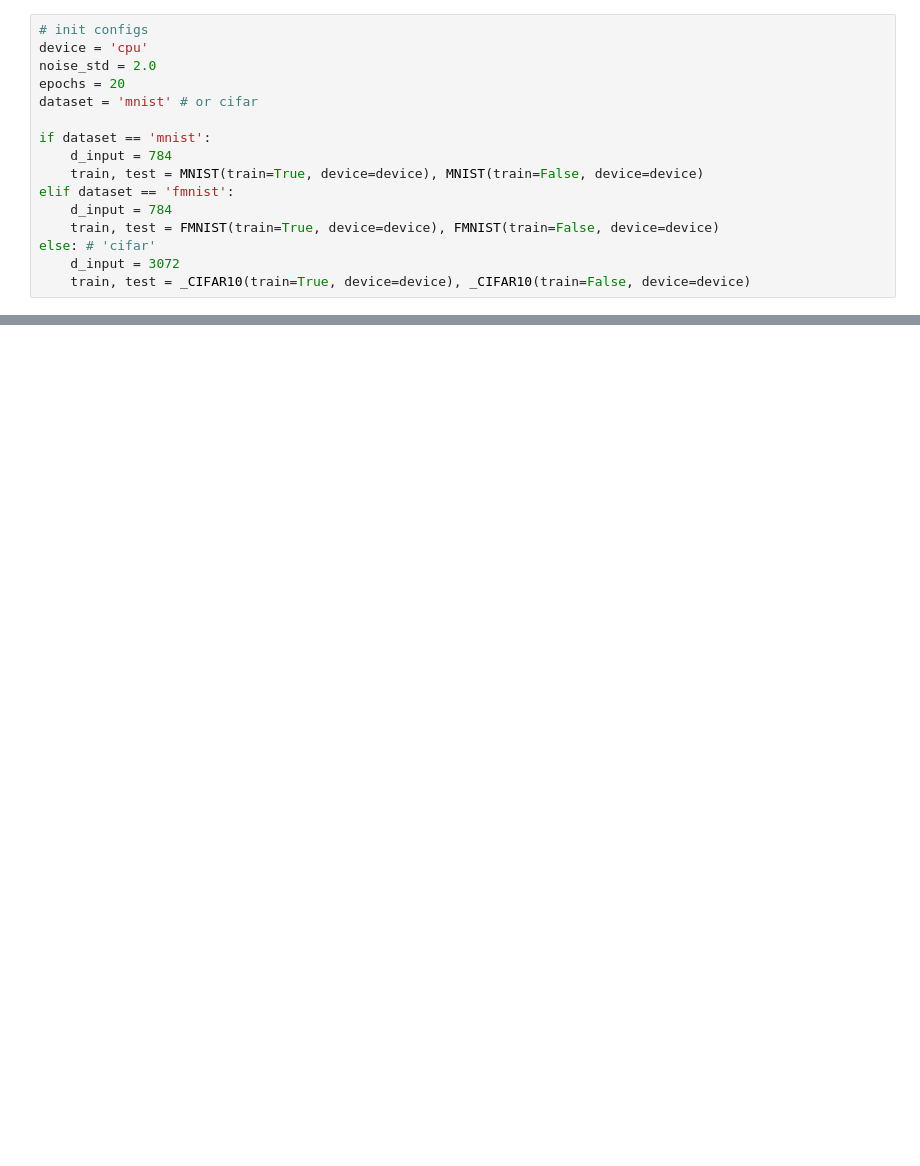
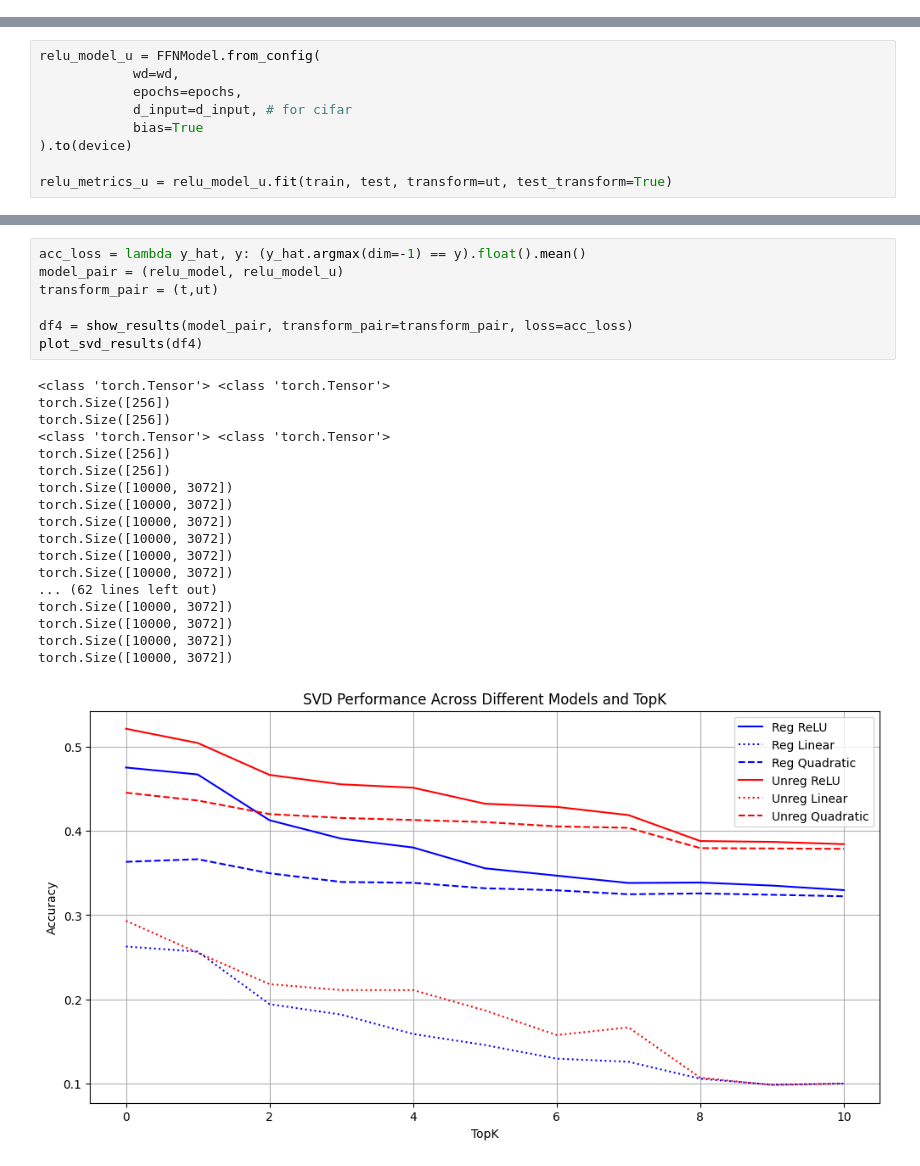
Before and after one commit to EleutherAI/polyapprox, a Jupyter notebook: experiments/mnist_eigenvecs.ipynb, the cells around one changed output, grey strips where cells are left out. Cells and saved outputs as stored; diff of their text form; blank space fills up the shorter version.

```diff
--- a/experiments/mnist_eigenvecs.ipynb
+++ b/experiments/mnist_eigenvecs.ipynb
@@ -23,16 +0,0 @@ from torch_polyapprox.ols import ols
-# %%
-# init configs
-device = 'cpu'
-noise_std = 2.0
-epochs = 20
-dataset = 'mnist' # or cifar
-
-if dataset == 'mnist':
-    d_input = 784
-    train, test = MNIST(train=True, device=device), MNIST(train=False, device=device)
-elif dataset == 'fmnist':
-    d_input = 784
-    train, test = FMNIST(train=True, device=device), FMNIST(train=False, device=device)
-else: # 'cifar'
-    d_input = 3072
-    train, test = _CIFAR10(train=True, device=device), _CIFAR10(train=False, device=device)
@@ -197,0 +116,9 @@ torch.Size([10]) torch.Size([784, 10]) torch.Size([10, 307720])
+# %%
+relu_model_u = FFNModel.from_config(
+            wd=wd,
+            epochs=epochs,
+            d_input=d_input, # for cifar
+            bias=True
+).to(device)
+
+relu_metrics_u = relu_model_u.fit(train, test, transform=ut, test_transform=True)
@@ -197,0 +349,26 @@ torch.Size([10]) torch.Size([784, 10]) torch.Size([10, 307720])
+# %%
+acc_loss = lambda y_hat, y: (y_hat.argmax(dim=-1) == y).float().mean()
+model_pair = (relu_model, relu_model_u)
+transform_pair = (t,ut)
+
+df4 = show_results(model_pair, transform_pair=transform_pair, loss=acc_loss)
+plot_svd_results(df4)
+# %% [output]
+<class 'torch.Tensor'> <class 'torch.Tensor'>
+torch.Size([256])
+torch.Size([256])
+<class 'torch.Tensor'> <class 'torch.Tensor'>
+torch.Size([256])
+torch.Size([256])
+torch.Size([10000, 3072])
+torch.Size([10000, 3072])
+torch.Size([10000, 3072])
+torch.Size([10000, 3072])
+torch.Size([10000, 3072])
+torch.Size([10000, 3072])
+... (62 lines left out)
+torch.Size([10000, 3072])
+torch.Size([10000, 3072])
+torch.Size([10000, 3072])
+torch.Size([10000, 3072])
+[figure, added]
```
Also changed, not shown: parts of 50 cells of this notebook, 14 other files.
